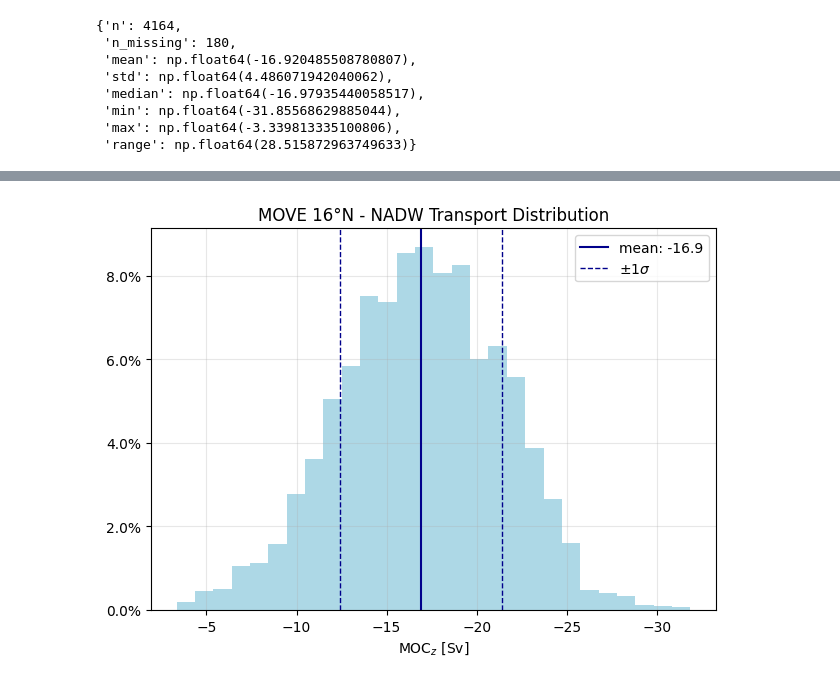
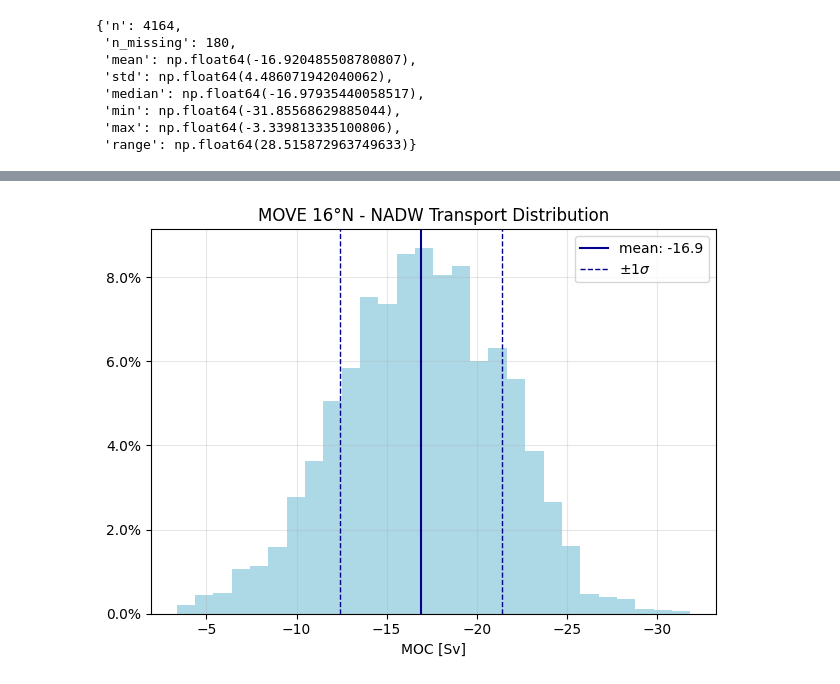
Before and after one commit to stine-fohrmann/data-analysis-assignment1, a Jupyter notebook: notebooks/assignment1.ipynb, the cells around one changed output, grey strips where cells are left out. Drawn from its saved outputs; the diff is of its cells as text; code cells hidden in the pictures.

```diff
--- a/notebooks/assignment1.ipynb
+++ b/notebooks/assignment1.ipynb
@@ -6,7 +11,16 @@ import matplotlib.pyplot as plt
 # %%
 # Read dataset
 ds = read.move()   # 16N (also: read.osnap(), read.move(),read.samba(), read.fw2015(), ...)
-ds.MOC
+
+moc_raw    = ds.MOC
+
+# Fill missing values
+moc_filled = fill_gaps(values=moc_raw, method='linear')
+
+# Time between data points
+dt_days = 2.0
+
+moc_raw
 # %% [output]
 Loading 1 MOVE 16°N dataset(s):
   0. OS_MOVE_20000206-20221014_DPR_VOLUMETRANSPORT.nc: MOVE transport time series
@@ -66,9 +73,7 @@ plt.show()
 # %%
-%autoreload
 from amoc_analysis.spectra_filtering.analysis import summary_stats
 
-stats = summary_stats(ds.MOC)
-
+stats = summary_stats(moc_raw)
 stats
 # %% [output]
 {'n': 4164,
@@ -82,32 +89,34 @@ stats
 # %%
 from matplotlib.ticker import PercentFormatter
 
+# Make figure
 fig, ax = plt.subplots(tight_layout=True)
 
 # Plot histogram
-plt.hist(ds.MOC, bins=int(stats['range']), density=True, color='lightblue')
-# plt.hist(ds.MOC, bins=10, density=True, color='darkblue')
+plt.hist(moc_raw, bins=int(stats['range']), density=True, color='lightblue')
 
 # Plot mean
 plt.axvline(x=stats['mean'], c='darkblue', label=f'mean: {stats['mean']:.1f}')
+
+# Plot standard deviation
 plt.axvline(x=stats['mean']+stats['std'], c='darkblue', ls='dashed', lw=1, label=r'$\pm 1 \sigma$')
 plt.axvline(x=stats['mean']-stats['std'], c='darkblue', ls='dashed', lw=1)
 
 # Figure settings
 plt.title('MOVE 16°N - NADW Transport Distribution')
-plt.xlabel(r'MOC$_z$ [Sv]')
+plt.xlabel('MOC [Sv]')
 plt.grid(alpha=0.3)
 plt.legend()
 
 # Invert x-axis to show increasing southward flow
 ax.xaxis.set_inverted(True)
 
 # Format y-axis ticks as percentages
 ax.yaxis.set_major_formatter(PercentFormatter(xmax=1))
 
 # Save and show fig
 plt.savefig('../plots/hist.pdf', bbox_inches='tight')
 plt.savefig('../plots/hist.png', bbox_inches='tight')
 plt.show()
 # %% [output]
-[figure, old version]
+[figure, new version]
```
Also changed, not shown: parts of 8 cells of this notebook.
